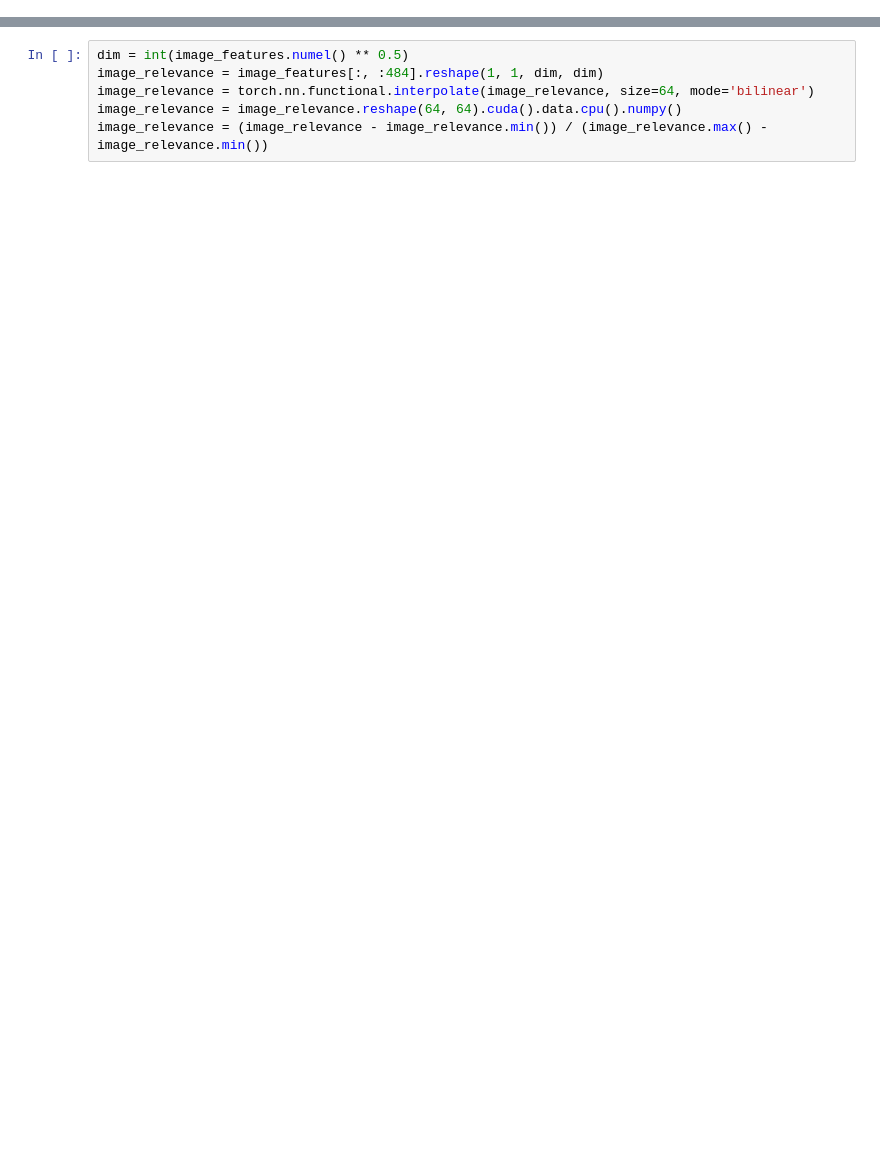
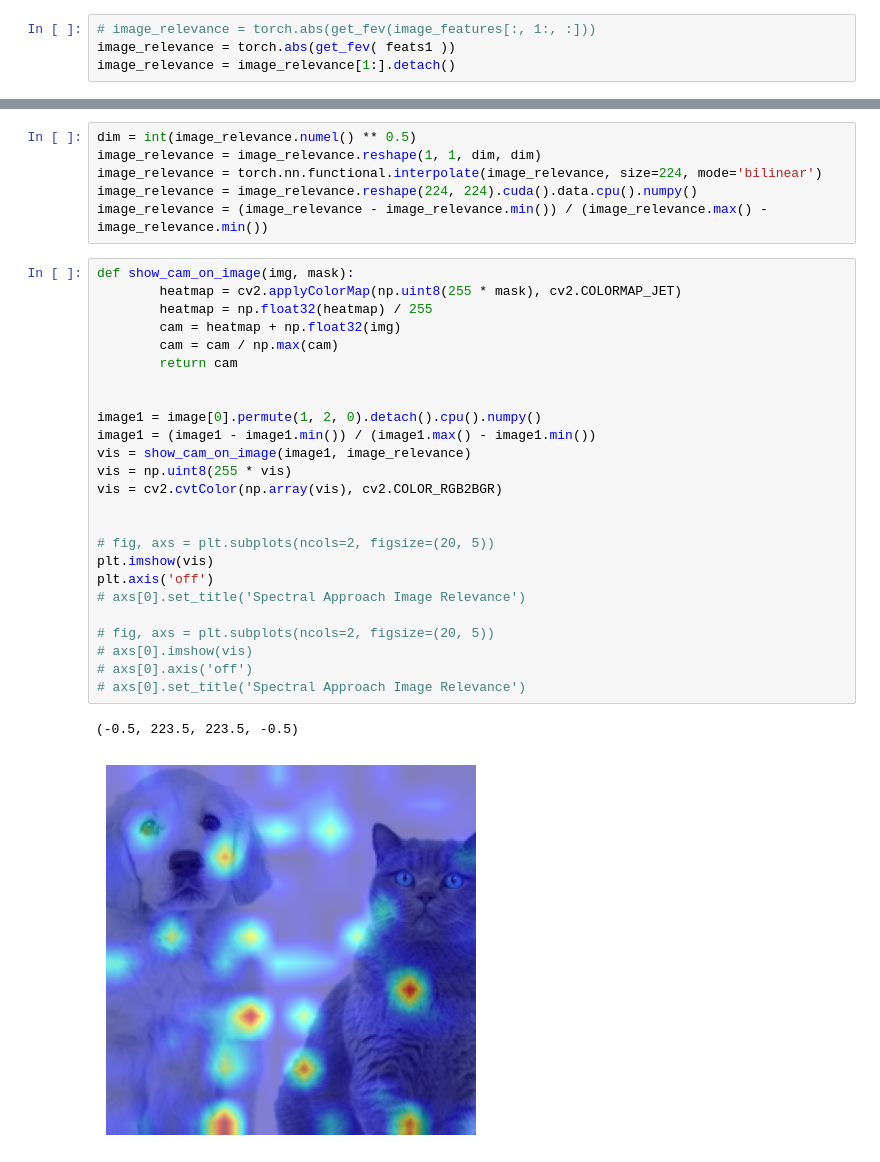
Before and after one commit to shiv2110/Transformer-MM-Explainability, a Jupyter notebook: test_clip.ipynb, the cells around one changed output, grey strips where cells are left out. Drawn from its saved outputs; the diff is of its cells as text; blank space fills up the shorter version.

```diff
--- a/test_clip.ipynb
+++ b/test_clip.ipynb
@@ -34 +195,5 @@ torch.Tensor
+# %%
+# image_relevance = torch.abs(get_fev(image_features[:, 1:, :]))
+image_relevance = torch.abs(get_fev( feats1 ))
+image_relevance = image_relevance[1:].detach()
 # %%
@@ -51,9 +210,37 @@ plt.imshow(image_features.cpu())
 # %%
-dim = int(image_features.numel() ** 0.5)
-image_relevance = image_features[:, :484].reshape(1, 1, dim, dim)
-image_relevance = torch.nn.functional.interpolate(image_relevance, size=64, mode='bilinear')
-image_relevance = image_relevance.reshape(64, 64).cuda().data.cpu().numpy()
+dim = int(image_relevance.numel() ** 0.5)
+image_relevance = image_relevance.reshape(1, 1, dim, dim)
+image_relevance = torch.nn.functional.interpolate(image_relevance, size=224, mode='bilinear')
+image_relevance = image_relevance.reshape(224, 224).cuda().data.cpu().numpy()
 image_relevance = (image_relevance - image_relevance.min()) / (image_relevance.max() - image_relevance.min())
+# %%
+def show_cam_on_image(img, mask):
+        heatmap = cv2.applyColorMap(np.uint8(255 * mask), cv2.COLORMAP_JET)
+        heatmap = np.float32(heatmap) / 255
+        cam = heatmap + np.float32(img)
+        cam = cam / np.max(cam)
+        return cam
+
+
+image1 = image[0].permute(1, 2, 0).detach().cpu().numpy()
+image1 = (image1 - image1.min()) / (image1.max() - image1.min())
+vis = show_cam_on_image(image1, image_relevance)
+vis = np.uint8(255 * vis)
+vis = cv2.cvtColor(np.array(vis), cv2.COLOR_RGB2BGR)
+
+
+# fig, axs = plt.subplots(ncols=2, figsize=(20, 5))
+plt.imshow(vis)
+plt.axis('off')
+# axs[0].set_title('Spectral Approach Image Relevance')
+
+# fig, axs = plt.subplots(ncols=2, figsize=(20, 5))
+# axs[0].imshow(vis)
+# axs[0].axis('off')
+# axs[0].set_title('Spectral Approach Image Relevance')
+# %% [output]
+(-0.5, 223.5, 223.5, -0.5)
+[figure, added]
 # %%
 plt.imshow(image[0][0].cpu())
 # %% [output]
```
Also changed, not shown: parts of 27 cells of this notebook, 39 other files.
